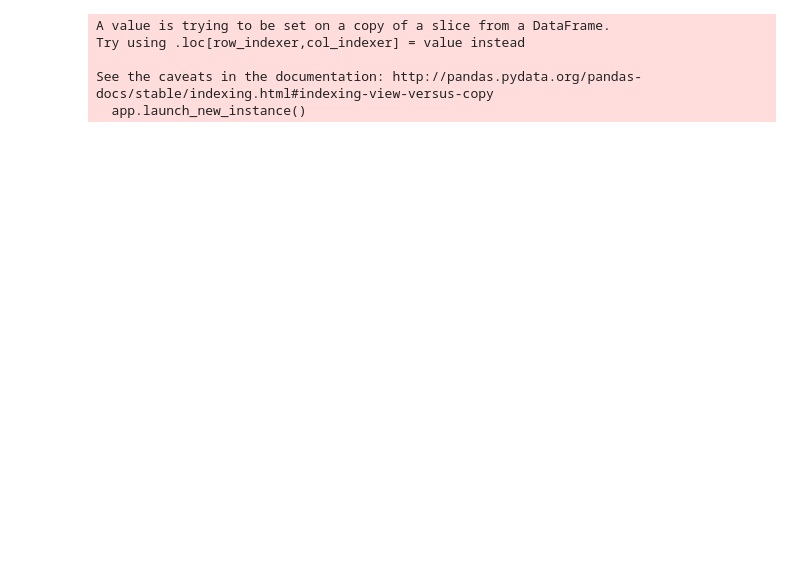
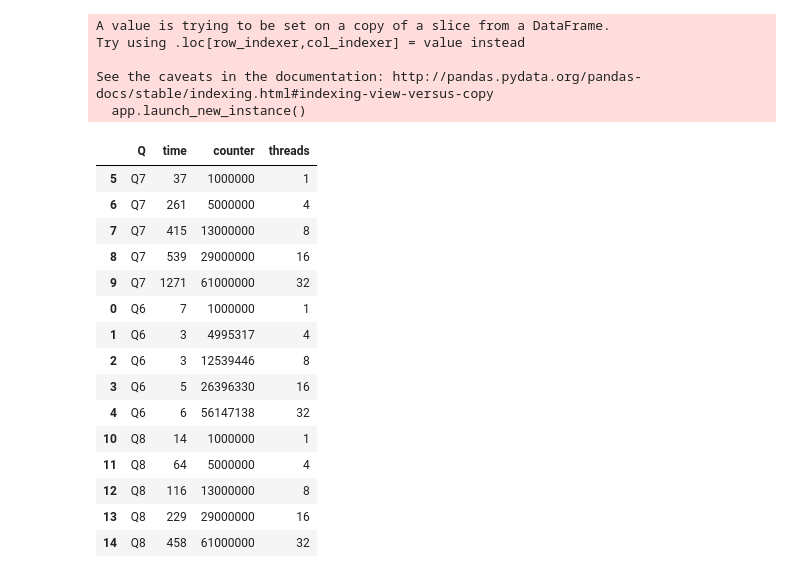
Before and after one commit to drornir/multicore_exercises, a Jupyter notebook: EX1/results/plot_graphs.ipynb, the cells around one changed output. Cells and saved outputs as stored; diff of their text form; code cells hidden in the pictures; blank space fills up the shorter version.

```diff
--- a/EX1/results/plot_graphs.ipynb
+++ b/EX1/results/plot_graphs.ipynb
@@ -16,3 +38,23 @@ Try using .loc[row_indexer,col_indexer] = value instead
 
 See the caveats in the documentation: http://pandas.pydata.org/pandas-docs/stable/indexing.html#indexing-view-versus-copy
   app.launch_new_instance()
+# %%
+cdf = pd.concat([df_list[q] for q in df_list.keys()])
+cdf
+# %% [output]
+|  | Q | time | counter | threads |
+| 5 | Q7 | 37 | 1000000 | 1 |
+| 6 | Q7 | 261 | 5000000 | 4 |
+| 7 | Q7 | 415 | 13000000 | 8 |
+| 8 | Q7 | 539 | 29000000 | 16 |
+| 9 | Q7 | 1271 | 61000000 | 32 |
+| 0 | Q6 | 7 | 1000000 | 1 |
+| 1 | Q6 | 3 | 4995317 | 4 |
+| 2 | Q6 | 3 | 12539446 | 8 |
+| 3 | Q6 | 5 | 26396330 | 16 |
+| 4 | Q6 | 6 | 56147138 | 32 |
+| 10 | Q8 | 14 | 1000000 | 1 |
+| 11 | Q8 | 64 | 5000000 | 4 |
+| 12 | Q8 | 116 | 13000000 | 8 |
+| 13 | Q8 | 229 | 29000000 | 16 |
+| 14 | Q8 | 458 | 61000000 | 32 |
```
Also changed, not shown: parts of 5 cells of this notebook, 16 other files.
